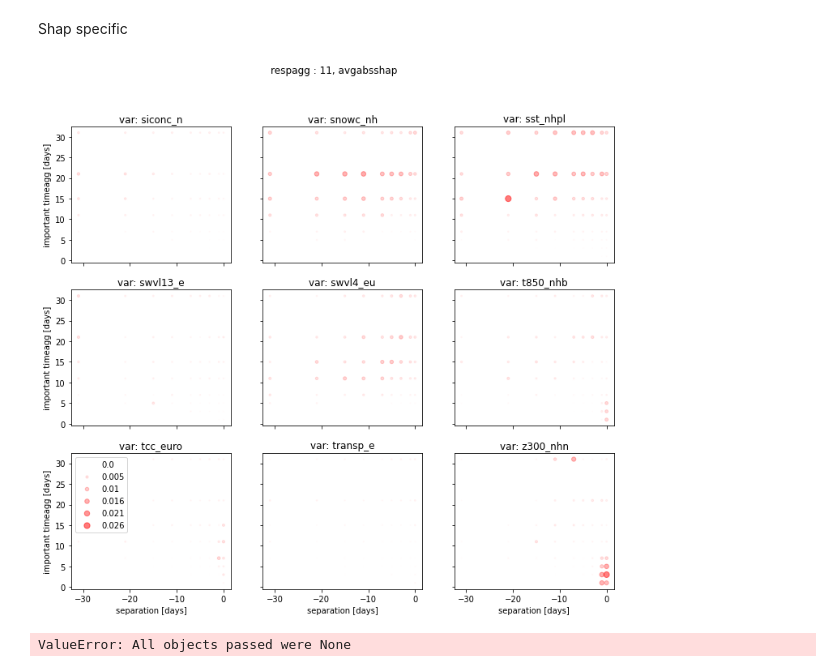
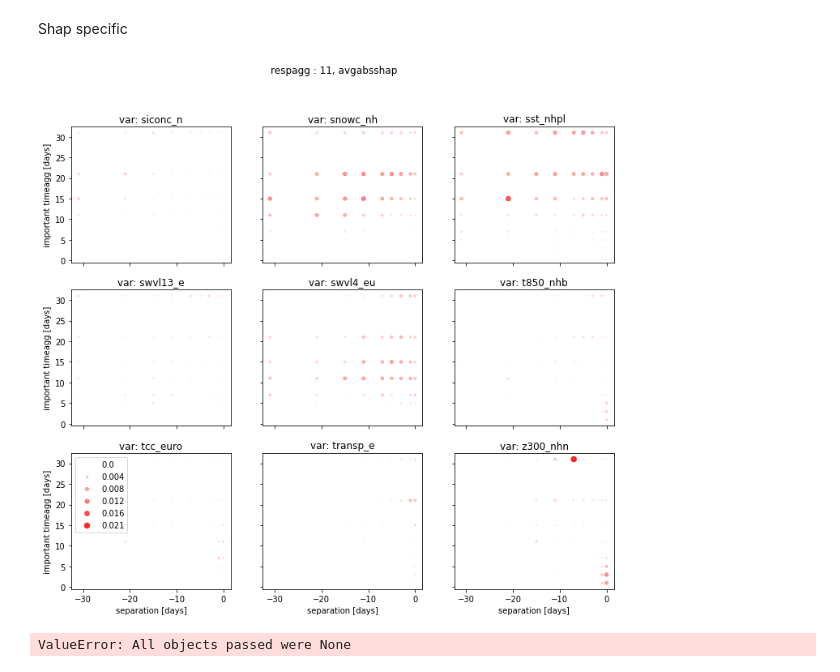
Before and after one commit to chiemvs/Weave, a Jupyter notebook: notebooks/Investigate.ipynb, the cells around one changed output. Cells and saved outputs as stored; diff of their text form; code cells hidden in the pictures.

```diff
--- a/notebooks/Investigate.ipynb
+++ b/notebooks/Investigate.ipynb
@@ -317,9 +317,9 @@ shaps.reduce_over('metric', how = 'max')
 shaps.reduce_over('clustid', how = 'mean') # Now max and or sum are doable (we have made absolute the large negative probabilistic influences)
 shaps.reduce_over('fold', how = 'mean') # Reduce over the folds.
 # %%
-fig, axes = dotplot(shaps.df.iloc[:,0], alphascaler = 20, sizescaler=2000, nlegend_items=6)
+fig, axes = dotplot(shaps.df.iloc[:,0], alphascaler = 40, sizescaler=2000, nlegend_items=6)
 # %% [output]
-[figure, old version]
+[figure, new version]
 # %%
 shaps = ImportanceData(shappath, respagg=respagg_of_interest, separation= separation_of_interest, quantile = quantile, model=model)
 shaps.load_data(inputpath=inputpath, X_too = True, y_too = True)
```
Also changed, not shown: parts of 15 cells of this notebook, 11 other files.
